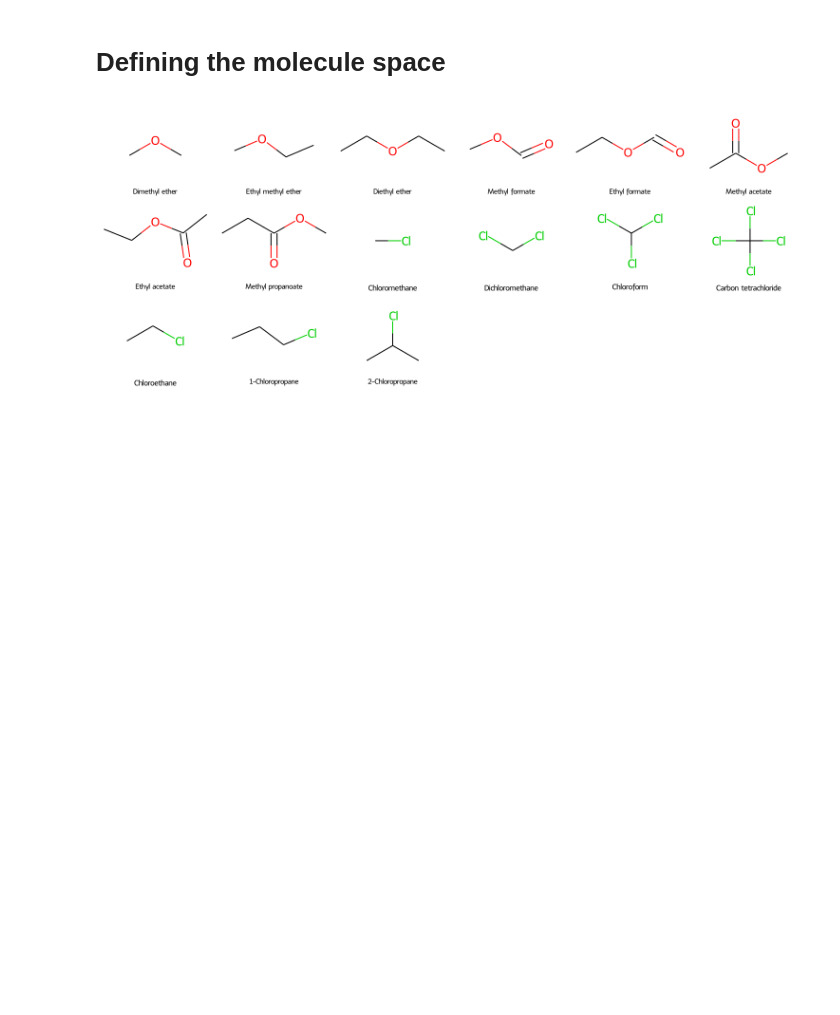
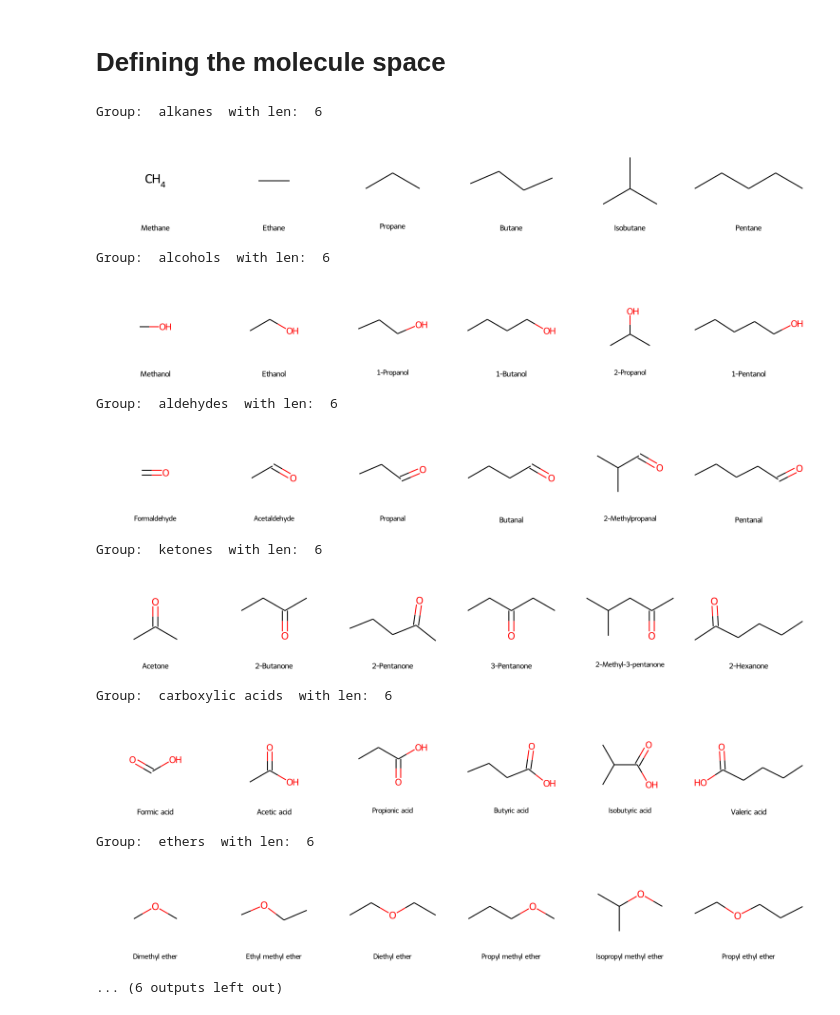
Before and after one commit to ibmm-unibe-ch/SMILES_or_SELFIES, a Jupyter notebook: vector_operations/moleculespacecreation.ipynb, the cells around one changed output. Cells and saved outputs as stored; diff of their text form; code cells hidden in the pictures; blank space fills up the shorter version.

Commit message:
Added 6 member groups and 12 member groups for molecule space generation, added amines

```diff
--- a/vector_operations/moleculespacecreation.ipynb
+++ b/vector_operations/moleculespacecreation.ipynb
@@ -91,21 +378,35 @@ molecule_smiles = [s for s in smiles_to_name.keys()]
 # %%
 # Prepare list of (Mol, name) tuples
-mols = []
-names = []
-for smi, name in smiles_to_name.items():
-    mol = Chem.MolFromSmiles(smi)
-    if mol is not None:
-        mols.append(mol)
-        names.append(name)
-    else:
-        print(f"Invalid SMILES: {smi} ({name})")
 
-# Draw molecules in a grid with names as legends
-img = Draw.MolsToGridImage(mols, legends=names, molsPerRow=6, subImgSize=(250, 200))
+for k, v in smiles_to_name_new_6.items():
+    mols = []
+    names = []
+    print("Group: ", k, " with len: ", len(v))
+    for smi, name in v.items():
+        mol = Chem.MolFromSmiles(smi)
+        if mol is not None:
+            mols.append(mol)
+            names.append(name)
+        else:
+            print(f"Invalid SMILES: {smi} ({name})")
 
+    # Draw molecules in a grid with names as legends
+    img = Draw.MolsToGridImage(mols, legends=names, molsPerRow=6, subImgSize=(250, 200))
 
-display(img)
-# Checked all SMILES by hand, checked all naming and structures, all valid and correct
-# order and selection to be checked
+    display(img)
+    # Checked all SMILES by hand, checked all naming and structures, all valid and correct
+    # order and selection to be checked
 # %% [output]
+Group:  alkanes  with len:  6
-[figure, old version]
+[figure, new version]
+Group:  alcohols  with len:  6
+[figure, added]
+Group:  aldehydes  with len:  6
+[figure, added]
+Group:  ketones  with len:  6
+[figure, added]
+Group:  carboxylic acids  with len:  6
+[figure, added]
+Group:  ethers  with len:  6
+[figure, added]
+... (6 outputs left out)
```
Also changed, not shown: parts of 5 cells of this notebook.
